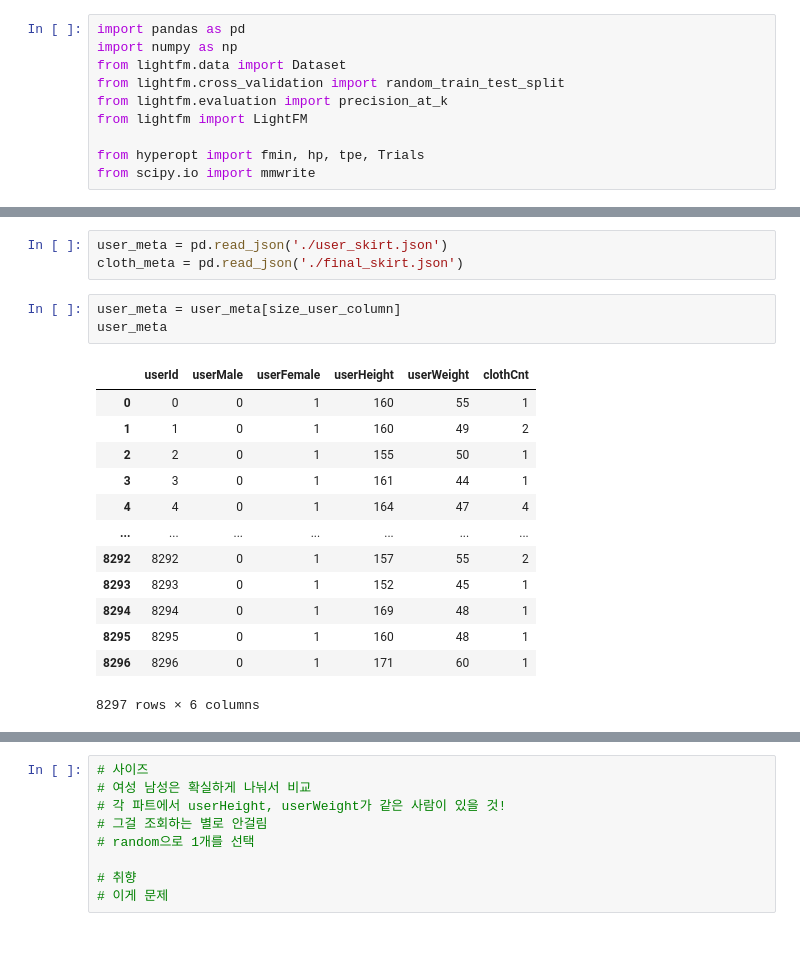
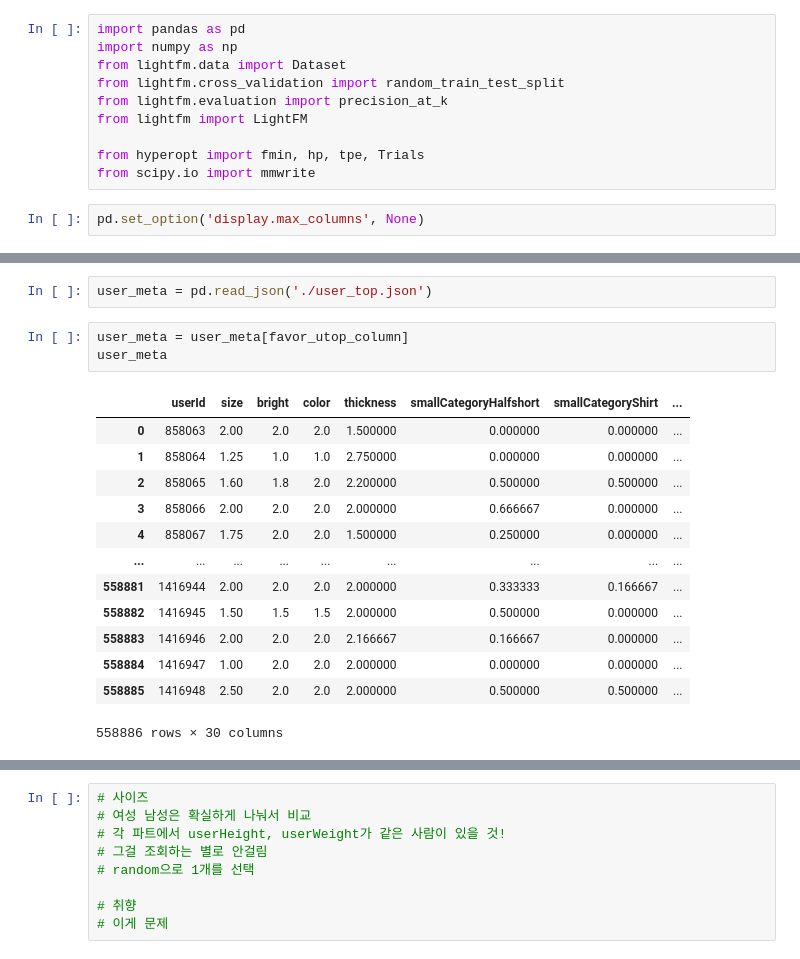
Before and after one commit to yoonjung1205/SSAFit, a Jupyter notebook: data/DataCrawling/정재호/LightFM Top Algorithm.ipynb, the cells around one changed output, grey strips where cells are left out. Saved outputs shown, nothing was run; the diff lists cells and outputs as text.

```diff
--- a/data/DataCrawling/정재호/LightFM Top Algorithm.ipynb
+++ b/data/DataCrawling/정재호/LightFM Top Algorithm.ipynb
@@ -8,5 +8,7 @@ from lightfm import LightFM
 
 from hyperopt import fmin, hp, tpe, Trials
 from scipy.io import mmwrite
+# %%
+pd.set_option('display.max_columns', None)
 # %%
 size_cloth_column = ['newClothId', 'clothMale', 'clothFemale', 'clothRate', 'clothReviewCnt', 'userHeight', 'userWeight', 'userMale', 'userFemale']
@@ -112,20 +355,19 @@ transaction
 # %%
-user_meta = pd.read_json('./user_skirt.json')
-cloth_meta = pd.read_json('./final_skirt.json')
+user_meta = pd.read_json('./user_top.json')
 # %%
-user_meta = user_meta[size_user_column]
+user_meta = user_meta[favor_utop_column]
 user_meta
 # %% [output]
-|  | userId | userMale | userFemale | userHeight | userWeight | clothCnt |
-| 0 | 0 | 0 | 1 | 160 | 55 | 1 |
-| 1 | 1 | 0 | 1 | 160 | 49 | 2 |
-| 2 | 2 | 0 | 1 | 155 | 50 | 1 |
-| 3 | 3 | 0 | 1 | 161 | 44 | 1 |
-| 4 | 4 | 0 | 1 | 164 | 47 | 4 |
-| ... | ... | ... | ... | ... | ... | ... |
-| 8292 | 8292 | 0 | 1 | 157 | 55 | 2 |
-| 8293 | 8293 | 0 | 1 | 152 | 45 | 1 |
-| 8294 | 8294 | 0 | 1 | 169 | 48 | 1 |
-| 8295 | 8295 | 0 | 1 | 160 | 48 | 1 |
-| 8296 | 8296 | 0 | 1 | 171 | 60 | 1 |
+|  | userId | size | bright | color | thickness | smallCategoryHalfshort | smallCategoryShirt | ... |
+| 0 | 858063 | 2.00 | 2.0 | 2.0 | 1.500000 | 0.000000 | 0.000000 | ... |
+| 1 | 858064 | 1.25 | 1.0 | 1.0 | 2.750000 | 0.000000 | 0.000000 | ... |
+| 2 | 858065 | 1.60 | 1.8 | 2.0 | 2.200000 | 0.500000 | 0.500000 | ... |
+| 3 | 858066 | 2.00 | 2.0 | 2.0 | 2.000000 | 0.666667 | 0.000000 | ... |
+| 4 | 858067 | 1.75 | 2.0 | 2.0 | 1.500000 | 0.250000 | 0.000000 | ... |
+| ... | ... | ... | ... | ... | ... | ... | ... | ... |
+| 558881 | 1416944 | 2.00 | 2.0 | 2.0 | 2.000000 | 0.333333 | 0.166667 | ... |
+| 558882 | 1416945 | 1.50 | 1.5 | 1.5 | 2.000000 | 0.500000 | 0.000000 | ... |
+| 558883 | 1416946 | 2.00 | 2.0 | 2.0 | 2.166667 | 0.166667 | 0.000000 | ... |
+| 558884 | 1416947 | 1.00 | 2.0 | 2.0 | 2.000000 | 0.000000 | 0.000000 | ... |
+| 558885 | 1416948 | 2.50 | 2.0 | 2.0 | 2.000000 | 0.500000 | 0.500000 | ... |
-8297 rows × 6 columns
+558886 rows × 30 columns
```
Also changed, not shown: parts of 114 cells of this notebook, 3 other files.
